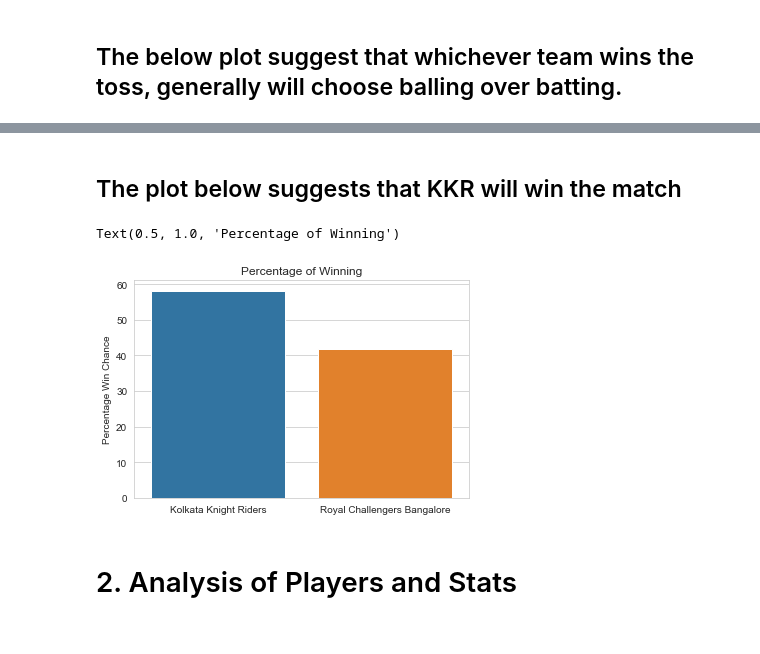
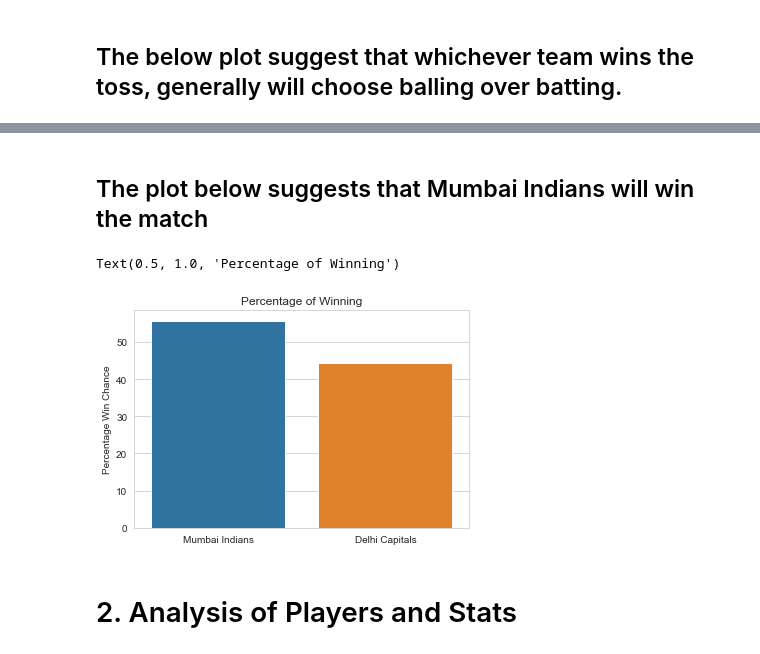
Before and after one commit to bhaskar-29/Widhya, a Jupyter notebook: 11 Oct.ipynb, the cells around one changed output, grey strips where cells are left out. Saved outputs shown, nothing was run; the diff lists cells and outputs as text; code cells hidden in the pictures.

```diff
--- a/11 Oct.ipynb
+++ b/11 Oct.ipynb
@@ -19,4 +19,5 @@ matches.head()
 | 3 | 4 | 2017 | Indore | 2017-04-08 | Rising Pune Supergiant | Kings XI Punjab | Kings XI Punjab | field | normal | 0 | ... |
 | 4 | 5 | 2017 | Bangalore | 2017-04-08 | Royal Challengers Bangalore | Delhi Daredevils | Royal Challengers Bangalore | bat | normal | 0 | ... |
 # %%
-match_ids = matches[matches.season >= 2016]['id'].unique()
+print(matches.season.value_counts())
+matches = matches[matches.season >= 2016]
@@ -23,4 +45,5 @@ match_ids = matches[matches.season >= 2016]['id'].unique()
 # %%
-matches1 = matches[(matches.season >= 2016) & (matches['result']=='normal')]
-matches1 = matches1.drop(['player_of_match','venue','umpire1','umpire2','umpire3', 'dl_applied', 'season', 'city', 'date', 'result'], axis=1)
+matches = matches[matches['result']=='normal']
+matches1 = matches.drop(['player_of_match','venue','umpire1','umpire2','umpire3', 'dl_applied', 'season', 'city', 'date', 'result'], axis=1)
+
 matches1.dropna(inplace=True)
@@ -29,0 +59,3 @@ team_2 = 'Royal Challengers Bangalore'
+# %%
+team_1 = 'Mumbai Indians'
+team_2 = 'Delhi Capitals'
@@ -38,3 +78,6 @@ def team_correction(row):
 
 for col in ['team1', 'team2', 'winner', 'toss_winner']:
     matches1[col] = matches1[col].apply(team_correction)
+# %%
+for col in ['team1', 'team2', 'winner', 'toss_winner']:
+    matches1[col] = matches1[col].apply(lambda x: x if x==team_1 else (x if x==team_2 else "Others"))
@@ -71,13 +122,13 @@ Text(0.5, 1, 'Chances of Winning Toss')
 # %% [markdown]
-## The plot below suggests that KKR will win the match
+## The plot below suggests that Mumbai Indians will win the match
 # %%
-wins = pd.DataFrame(matches1['winner'].value_counts().loc[[team_1, team_2]])
+wins = pd.DataFrame(matches1['winner'].value_counts()[1:])
 wins['Percentage Win Chance'] = (wins['winner']/sum(wins['winner']))*100
 sns.barplot(wins.index, y=wins['Percentage Win Chance'])
 plt.title('Percentage of Winning')
 # %% [output]
 Text(0.5, 1.0, 'Percentage of Winning')
-[figure, old version]
+[figure, new version]
 # %% [markdown]
 # 2. Analysis of Players and Stats
 # %%
```
Also changed, not shown: parts of 33 cells of this notebook, 1 other file.
